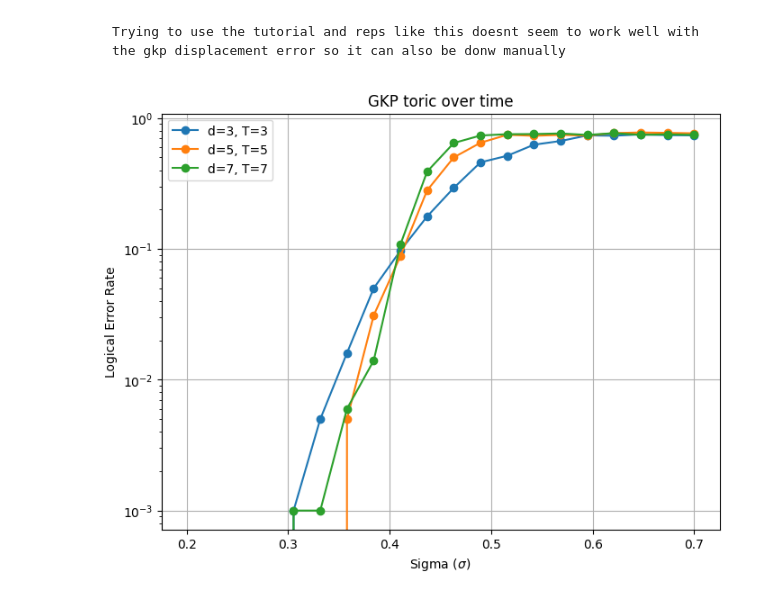
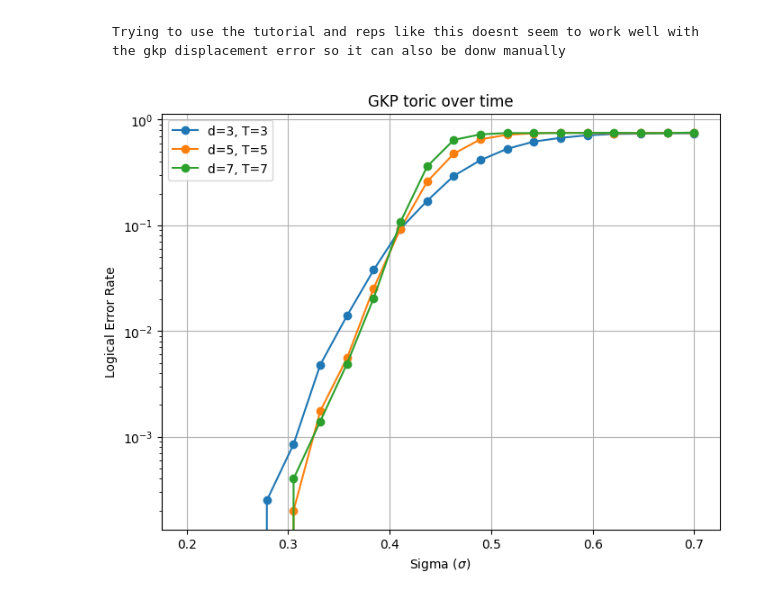
Before and after one commit to laramt04/GKP_QEC_Project_Code, a Jupyter notebook: GKP_toric.ipynb, the cells around one changed output. Cells and saved outputs as stored; diff of their text form; code cells hidden in the pictures.

```diff
--- a/GKP_toric.ipynb
+++ b/GKP_toric.ipynb
@@ -199,6 +199,8 @@ def run_gkp_toric_spacetime_simulation(d, sigma_vals, n_trials=1000):
     total_space_cols = num_qubits * T
 
     logical_rates = []
+
+    matching = pymatching.Matching.from_check_matrix(H_3D)
 
     for sigma in sigma_vals:
         logical_errors = 0
@@ -263,38 +265,40 @@ def run_gkp_toric_spacetime_simulation(d, sigma_vals, n_trials=1000):
             full_error_vector = np.concatenate(qubit_errors_per_step + meas_errors_per_step)
             full_weights_vector = np.concatenate(qubit_weights_per_step + meas_weights_per_step)
 
-            matching = pymatching.Matching.from_check_matrix(H_3D)
             correction = matching.decode(full_detector_syndrome, weights=full_weights_vector, as_weights=True)
 
             cumulative_correction = np.zeros(num_qubits, dtype=np.uint8)
             for t in range(T):
                 layer_start = t * num_qubits
                 cumulative_correction = (cumulative_correction + correction[layer_start:layer_start + num_qubits]) % 2
 
             residual_error = (cumulative_ep + cumulative_correction) % 2
             if np.any((logical_x @ residual_error) % 2):
                 logical_errors += 1
 
         rate = logical_errors / n_trials
         logical_rates.append(rate)
 
     return logical_rates
 
 sigma_vals = np.linspace(0.2, 0.7 , 20)
 distances = [3, 5, 7]
+shots_by_d = {3: 20000, 5: 20000, 7: 10000}
 
 plt.figure(figsize=(8, 6))
 
 for d in distances:
-    rates = run_gkp_toric_spacetime_simulation(d, sigma_vals, n_trials=1000)
+    rates = run_gkp_toric_spacetime_simulation(d, sigma_vals, shots_by_d[d]) # more runs per lower rates to get smoother graphs at lower error, 100000
     plt.plot(sigma_vals, rates, marker='o', label=f'd={d}, T={d}')
 
 plt.yscale('log')
 plt.xlabel(r"Sigma ($\sigma$)")
 plt.ylabel("Logical Error Rate")
 plt.title("GKP toric over time")
 plt.legend()
 plt.grid(True)
 plt.show()
+
+#took 13 mins with: shots_by_d = {3: 20000, 5: 20000, 7: 10000}
 # %% [output]
-[figure, old version]
+[figure, new version]
```
Also changed, not shown: parts of 5 cells of this notebook.
